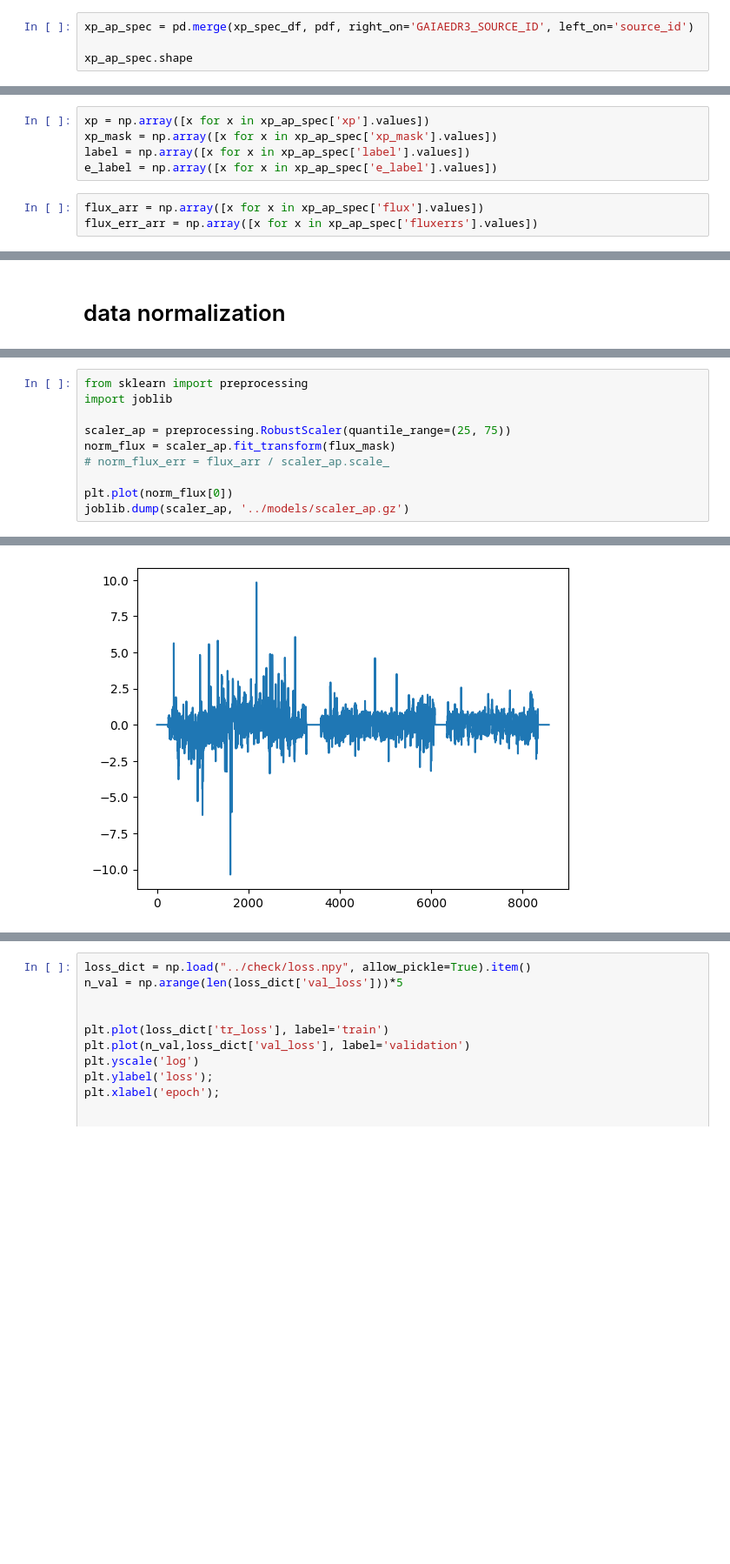
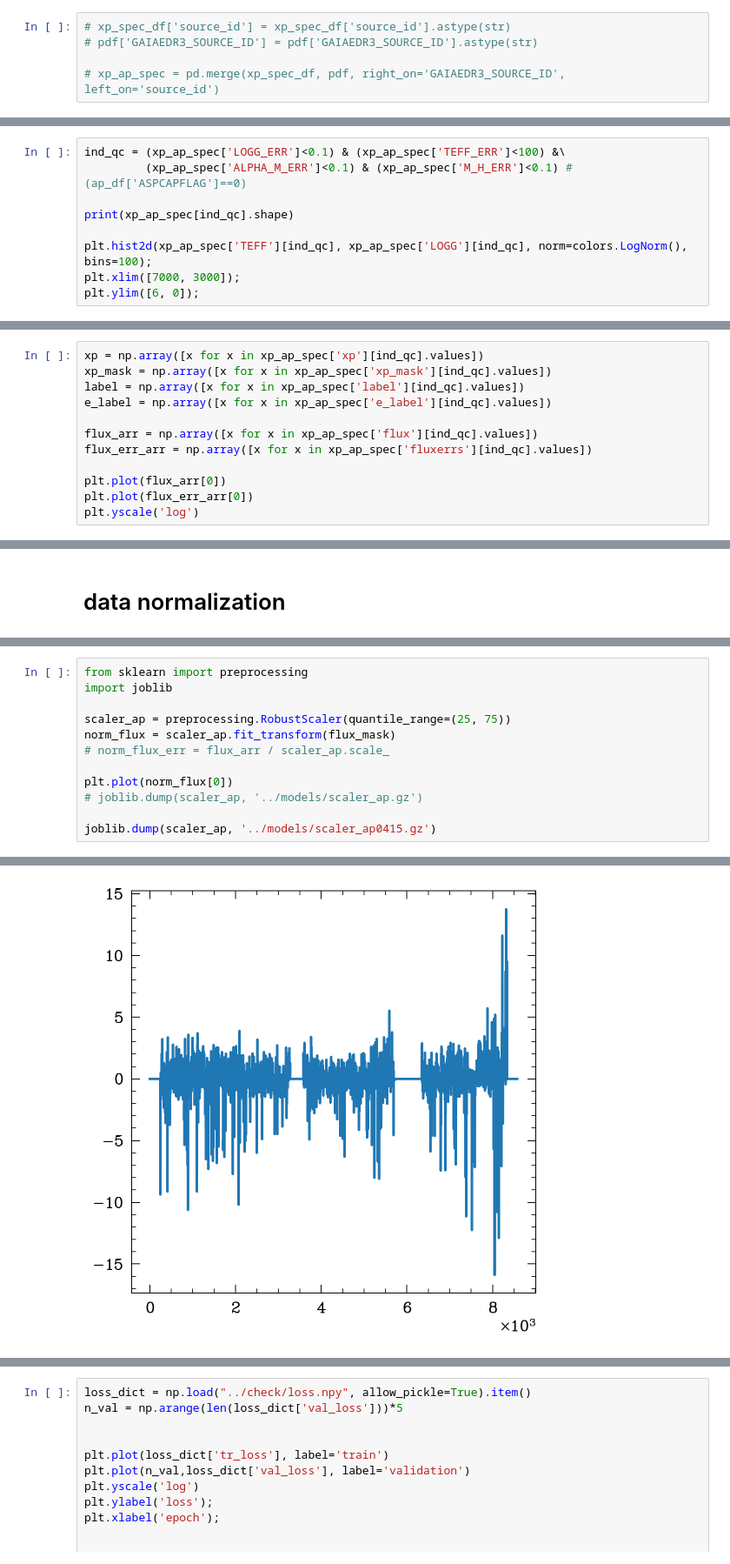
Before and after one commit to jiadonglee/aspgap, a Jupyter notebook: notebook/download_apogee.ipynb, the cells around one changed output, grey strips where cells are left out. Shown at 87% size. Saved outputs shown, nothing was run; the diff lists cells and outputs as text; blank space fills up the shorter version.

```diff
--- a/notebook/download_apogee.ipynb
+++ b/notebook/download_apogee.ipynb
@@ -248,5 +317,6 @@ xp_spec_df = pd.DataFrame(
 # %%
-xp_ap_spec = pd.merge(xp_spec_df, pdf, right_on='GAIAEDR3_SOURCE_ID', left_on='source_id')
+# xp_spec_df['source_id'] = xp_spec_df['source_id'].astype(str)
+# pdf['GAIAEDR3_SOURCE_ID'] = pdf['GAIAEDR3_SOURCE_ID'].astype(str)
 
-xp_ap_spec.shape
+# xp_ap_spec = pd.merge(xp_spec_df, pdf, right_on='GAIAEDR3_SOURCE_ID', left_on='source_id')
 # %% [output]
@@ -253,0 +330,9 @@ xp_ap_spec.shape
+# %%
+ind_qc = (xp_ap_spec['LOGG_ERR']<0.1) & (xp_ap_spec['TEFF_ERR']<100) &\
+         (xp_ap_spec['ALPHA_M_ERR']<0.1) & (xp_ap_spec['M_H_ERR']<0.1) # (ap_df['ASPCAPFLAG']==0)
+
+print(xp_ap_spec[ind_qc].shape)
+
+plt.hist2d(xp_ap_spec['TEFF'][ind_qc], xp_ap_spec['LOGG'][ind_qc], norm=colors.LogNorm(), bins=100);
+plt.xlim([7000, 3000]);
+plt.ylim([6, 0]);
@@ -254,8 +342,12 @@ xp_ap_spec.shape
 # %%
-xp = np.array([x for x in xp_ap_spec['xp'].values])
-xp_mask = np.array([x for x in xp_ap_spec['xp_mask'].values])
-label = np.array([x for x in xp_ap_spec['label'].values])
-e_label = np.array([x for x in xp_ap_spec['e_label'].values])
+xp = np.array([x for x in xp_ap_spec['xp'][ind_qc].values])
+xp_mask = np.array([x for x in xp_ap_spec['xp_mask'][ind_qc].values])
+label = np.array([x for x in xp_ap_spec['label'][ind_qc].values])
+e_label = np.array([x for x in xp_ap_spec['e_label'][ind_qc].values])
+
+flux_arr = np.array([x for x in xp_ap_spec['flux'][ind_qc].values])
+flux_err_arr = np.array([x for x in xp_ap_spec['fluxerrs'][ind_qc].values])
+
+plt.plot(flux_arr[0])
+plt.plot(flux_err_arr[0])
+plt.yscale('log')
-# %%
-flux_arr = np.array([x for x in xp_ap_spec['flux'].values])
-flux_err_arr = np.array([x for x in xp_ap_spec['fluxerrs'].values])
@@ -298,5 +384,7 @@ norm_flux = scaler_ap.fit_transform(flux_mask)
 # norm_flux_err = flux_arr / scaler_ap.scale_
 
 plt.plot(norm_flux[0])
-joblib.dump(scaler_ap, '../models/scaler_ap.gz')
+# joblib.dump(scaler_ap, '../models/scaler_ap.gz')
+
+joblib.dump(scaler_ap, '../models/scaler_ap0415.gz')
 # %% [output]
@@ -304 +392 @@ joblib.dump(scaler_ap, '../models/scaler_ap.gz')
-[figure, old version]
+[figure, new version]
```
Also changed, not shown: parts of 51 cells of this notebook, 32 other files.
